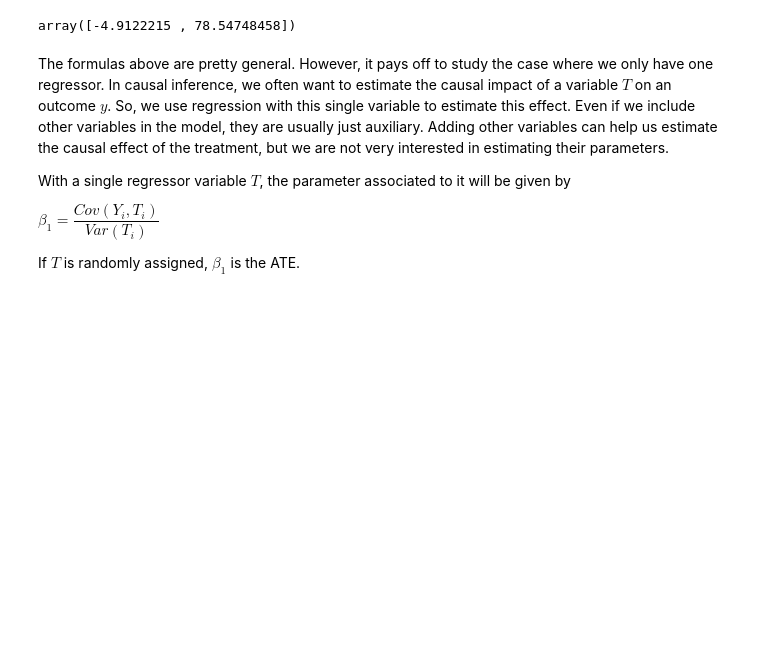
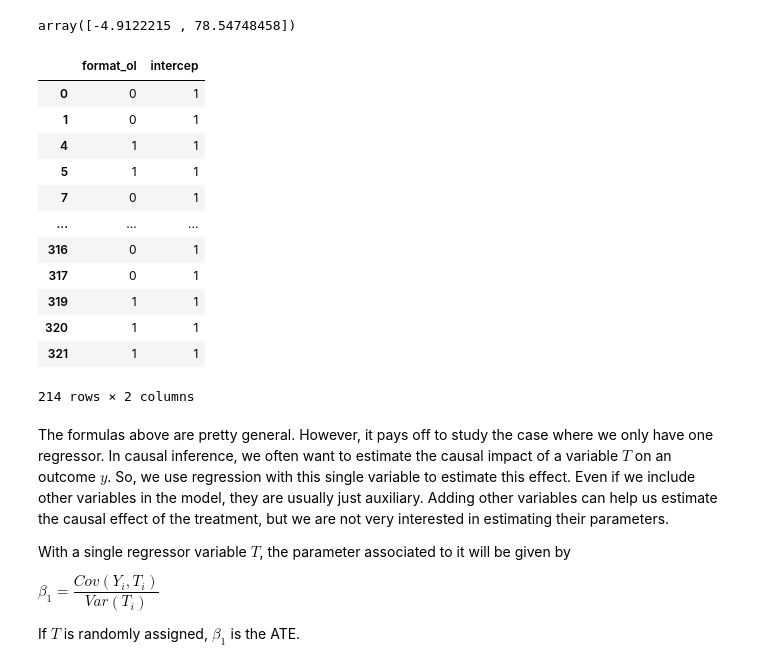
Before and after one commit to dataqubit/python-causality-handbook, a Jupyter notebook: causal-inference-for-the-brave-and-true/05-The-Unreasonable-Effectiveness-of-Linear-Regression.ipynb, the cells around one changed output. Saved outputs shown, nothing was run; the diff lists cells and outputs as text; code cells hidden in the pictures; blank space fills up the shorter version.

```diff
--- a/causal-inference-for-the-brave-and-true/05-The-Unreasonable-Effectiveness-of-Linear-Regression.ipynb
+++ b/causal-inference-for-the-brave-and-true/05-The-Unreasonable-Effectiveness-of-Linear-Regression.ipynb
@@ -228,6 +232,22 @@ beta = regress(y, X)
 beta
 # %% [output]
 array([-4.9122215 , 78.54748458])
+# %%
+X
+# %% [output]
+|  | format_ol | intercep |
+| 0 | 0 | 1 |
+| 1 | 0 | 1 |
+| 4 | 1 | 1 |
+| 5 | 1 | 1 |
+| 7 | 0 | 1 |
+| ... | ... | ... |
+| 316 | 0 | 1 |
+| 317 | 0 | 1 |
+| 319 | 1 | 1 |
+| 320 | 1 | 1 |
+| 321 | 1 | 1 |
+214 rows × 2 columns
 # %% [markdown]
 The formulas above are pretty general. However, it pays off to study the case where we only have one regressor. In causal inference, we often want to estimate the causal impact of a variable $T$ on an outcome $y$. So, we use regression with this single variable to estimate this effect. Even if we include other variables in the model, they are usually just auxiliary. Adding other variables can help us estimate the causal effect of the treatment, but we are not very interested in estimating their parameters.
 
```
Also changed, not shown: parts of 9 cells of this notebook, 2 other files.
